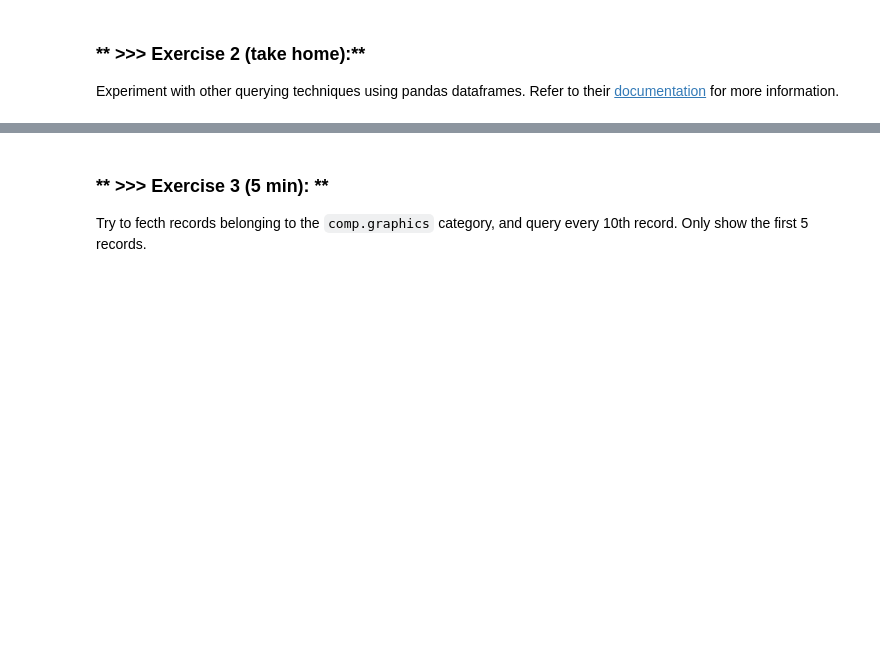
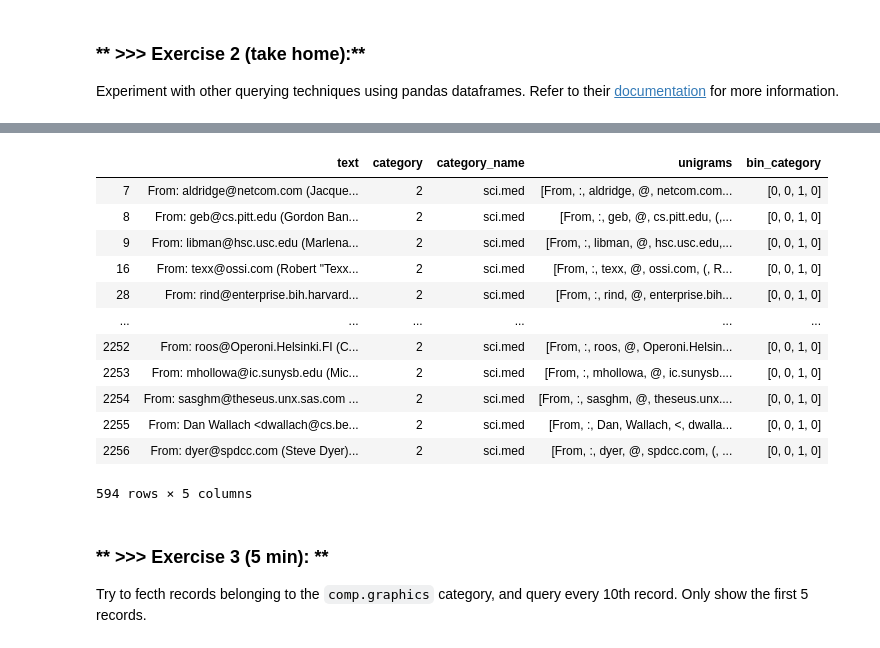
Before and after one commit to wuling31715/2020-NTHU-Data-Mining, a Jupyter notebook: lab1/DM2020-Lab1-Solved.ipynb, the cells around one changed output, grey strips where cells are left out. Drawn from its saved outputs; the diff is of its cells as text; code cells hidden in the pictures; blank space fills up the shorter version.

````diff
--- a/lab1/DM2020-Lab1-Solved.ipynb
+++ b/lab1/DM2020-Lab1-Solved.ipynb
@@ -389,3 +456,19 @@ Experiment with other querying techniques using pandas dataframes. Refer to thei
+# %%
+X.query('category > 1 and category < 3')
+# %% [output]
+|  | text | category | category_name | unigrams | bin_category |
+| 7 | From: aldridge@netcom.com (Jacque... | 2 | sci.med | [From, :, aldridge, @, netcom.com... | [0, 0, 1, 0] |
+| 8 | From: geb@cs.pitt.edu (Gordon Ban... | 2 | sci.med | [From, :, geb, @, cs.pitt.edu, (,... | [0, 0, 1, 0] |
+| 9 | From: libman@hsc.usc.edu (Marlena... | 2 | sci.med | [From, :, libman, @, hsc.usc.edu,... | [0, 0, 1, 0] |
+| 16 | From: texx@ossi.com (Robert "Texx... | 2 | sci.med | [From, :, texx, @, ossi.com, (, R... | [0, 0, 1, 0] |
+| 28 | From: rind@enterprise.bih.harvard... | 2 | sci.med | [From, :, rind, @, enterprise.bih... | [0, 0, 1, 0] |
+| ... | ... | ... | ... | ... | ... |
+| 2252 | From: roos@Operoni.Helsinki.FI (C... | 2 | sci.med | [From, :, roos, @, Operoni.Helsin... | [0, 0, 1, 0] |
+| 2253 | From: mhollowa@ic.sunysb.edu (Mic... | 2 | sci.med | [From, :, mhollowa, @, ic.sunysb.... | [0, 0, 1, 0] |
+| 2254 | From: sasghm@theseus.unx.sas.com ... | 2 | sci.med | [From, :, sasghm, @, theseus.unx.... | [0, 0, 1, 0] |
+| 2255 | From: Dan Wallach <dwallach@cs.be... | 2 | sci.med | [From, :, Dan, Wallach, <, dwalla... | [0, 0, 1, 0] |
+| 2256 | From: dyer@spdcc.com (Steve Dyer)... | 2 | sci.med | [From, :, dyer, @, spdcc.com, (, ... | [0, 0, 1, 0] |
+594 rows × 5 columns
 # %% [markdown]
 ### ** >>> Exercise 3 (5 min): **
 Try to fecth records belonging to the ```comp.graphics``` category, and query every 10th record. Only show the first 5 records.
````
Also changed, not shown: parts of 11 cells of this notebook.
